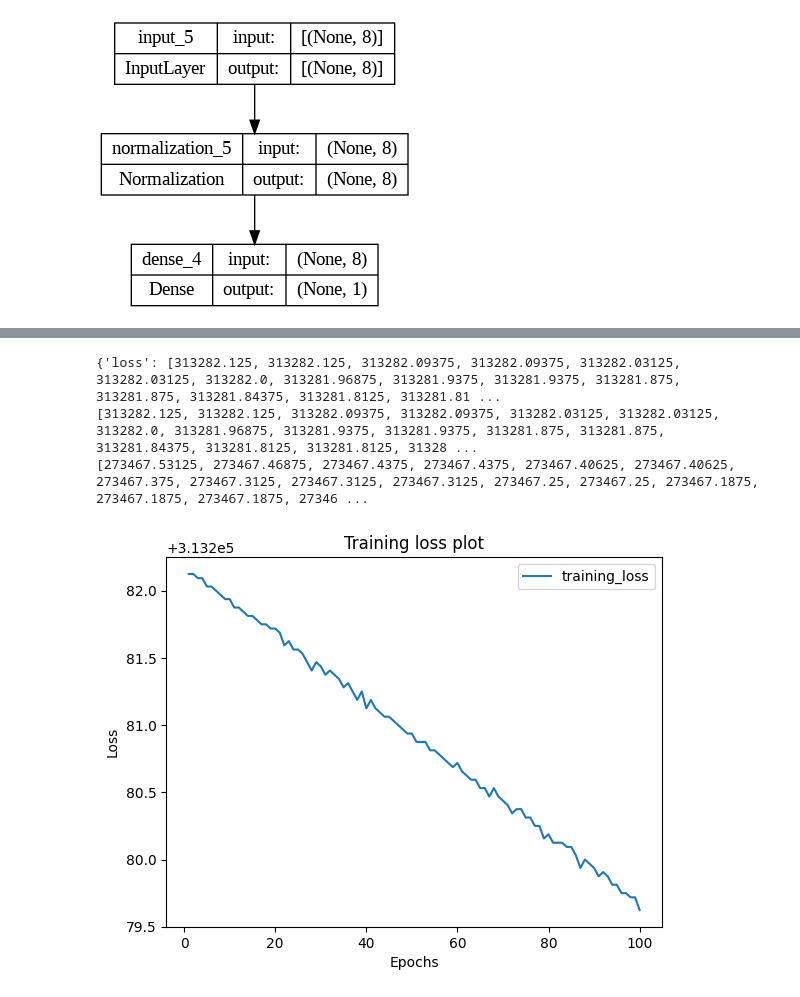
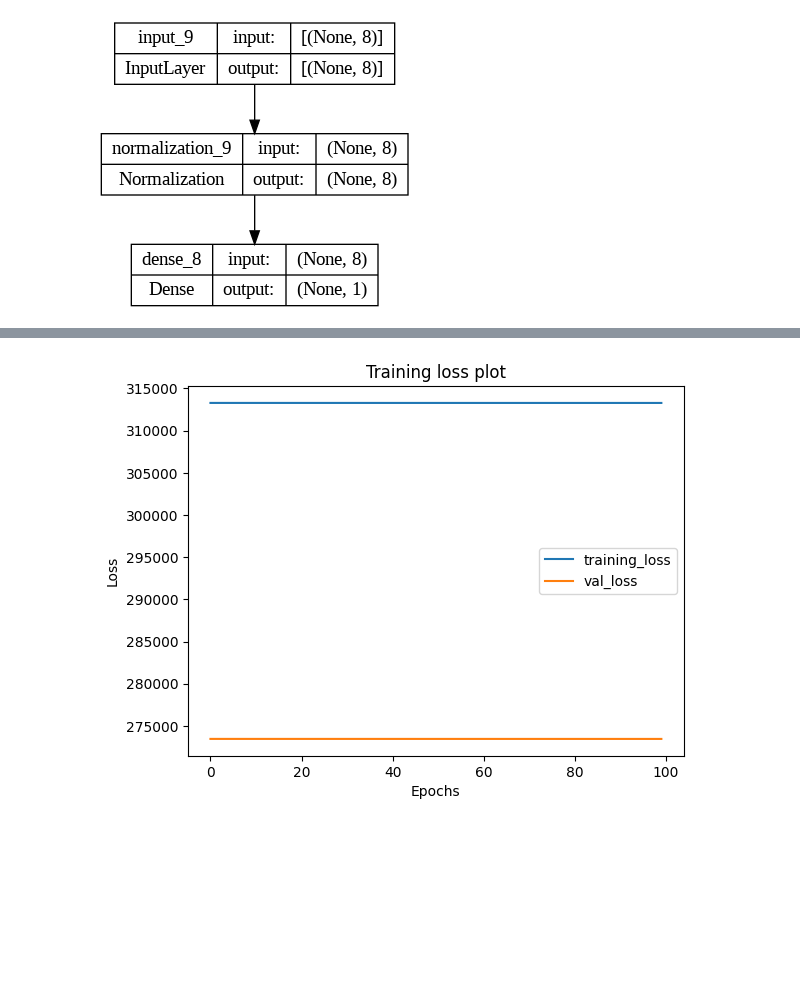
Before and after one commit to moaoa/deep-learning, a Jupyter notebook: main.ipynb, the cells around one changed output, grey strips where cells are left out. Saved outputs shown, nothing was run; the diff lists cells and outputs as text; code cells hidden in the pictures; blank space fills up the shorter version.

```diff
--- a/main.ipynb
+++ b/main.ipynb
@@ -244,33 +226,24 @@ Epoch 100/100
 # %%
 # prompt: plot the loss agains epochs using plot lib
 
+history = model.history.history
+loss = history['loss']
+val_loss = history['val_loss']
 
-history = model.history.history
-print(history)
-loss = history['loss']
-print(loss)
-print(history['val_loss'])
-# val_loss = history['val_loss']
-
-epochs = range(1, len(loss) + 1)
-
-plt.plot(epochs, loss, label='Training loss')
-# plt.plot(epochs, val_loss, label='Val loss')
+plt.plot(loss)
+plt.plot(val_loss)
 
 plt.xlabel('Epochs')
 
 plt.ylabel('Loss')
 
 plt.title('Training loss plot')
 
 plt.legend(["training_loss", "val_loss"])
 
 plt.show()
 # %% [output]
-{'loss': [313282.125, 313282.125, 313282.09375, 313282.09375, 313282.03125, 313282.03125, 313282.0, 313281.96875, 313281.9375, 313281.9375, 313281.875, 313281.875, 313281.84375, 313281.8125, 313281.81 ...
-[313282.125, 313282.125, 313282.09375, 313282.09375, 313282.03125, 313282.03125, 313282.0, 313281.96875, 313281.9375, 313281.9375, 313281.875, 313281.875, 313281.84375, 313281.8125, 313281.8125, 31328 ...
-[273467.53125, 273467.46875, 273467.4375, 273467.4375, 273467.40625, 273467.40625, 273467.375, 273467.3125, 273467.3125, 273467.3125, 273467.25, 273467.25, 273467.1875, 273467.1875, 273467.1875, 27346 ...
-[figure, old version]
+[figure, new version]
 # %%
 # prompt: plot the loss agains epochs using plot lib
 
```
Also changed, not shown: parts of 11 cells of this notebook.
